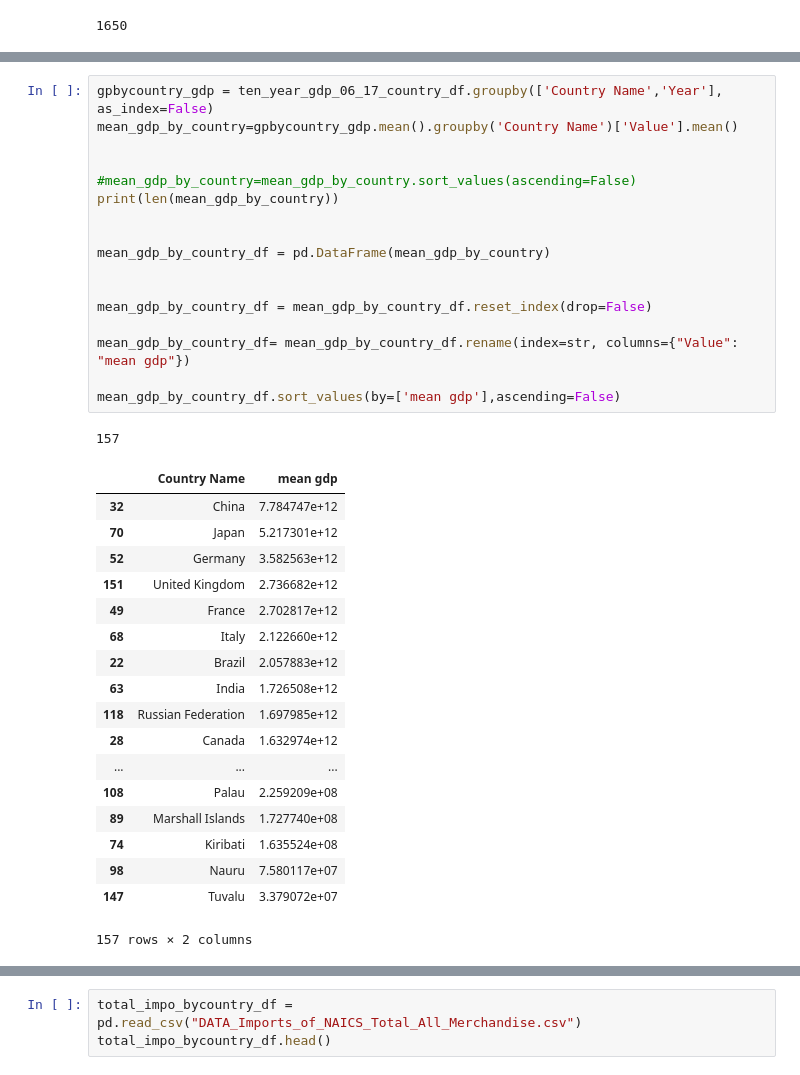
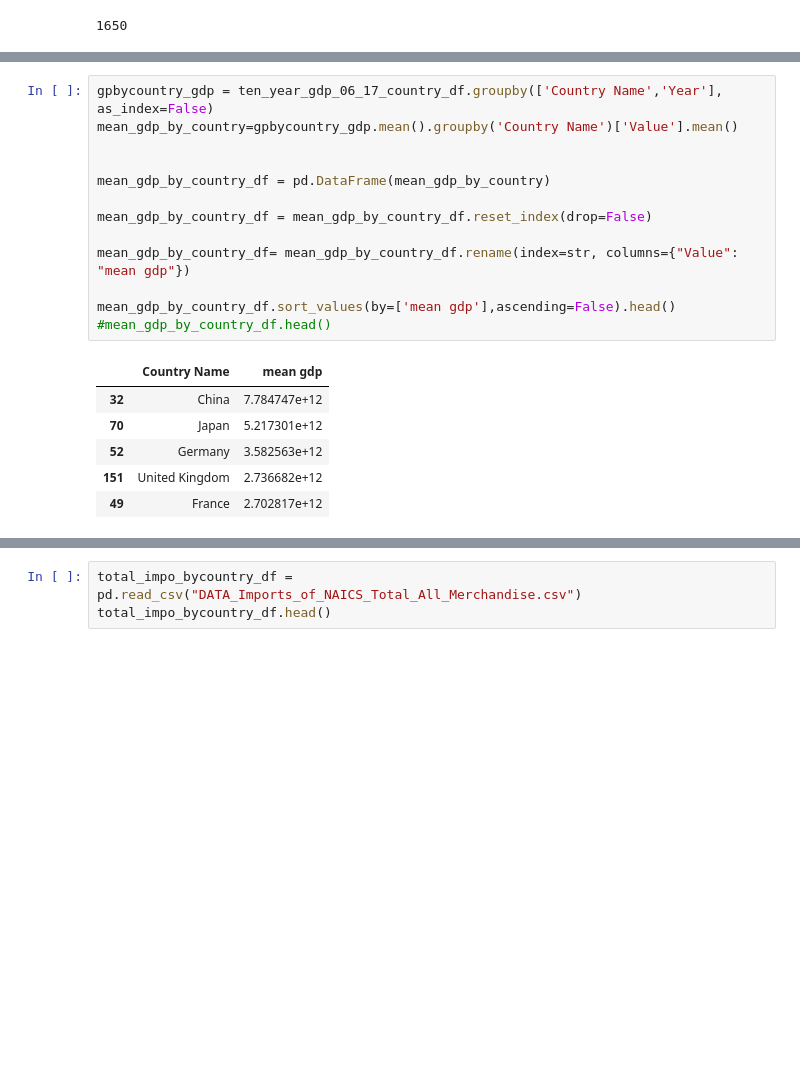
Before and after one commit to 8135tao/US-import-export, a Jupyter notebook: tao_expo_heat_scatter_test.ipynb, the cells around one changed output, grey strips where cells are left out. Saved outputs shown, nothing was run; the diff lists cells and outputs as text; blank space fills up the shorter version.

```diff
--- a/tao_expo_heat_scatter_test.ipynb
+++ b/tao_expo_heat_scatter_test.ipynb
@@ -246,40 +219,23 @@ ten_year_gdp_06_17_country_df[1500:1501]
 # %%
 gpbycountry_gdp = ten_year_gdp_06_17_country_df.groupby(['Country Name','Year'], as_index=False)
 mean_gdp_by_country=gpbycountry_gdp.mean().groupby('Country Name')['Value'].mean()
 
 
-#mean_gdp_by_country=mean_gdp_by_country.sort_values(ascending=False)
-print(len(mean_gdp_by_country))
-
-
 mean_gdp_by_country_df = pd.DataFrame(mean_gdp_by_country)
-
 
 mean_gdp_by_country_df = mean_gdp_by_country_df.reset_index(drop=False)
 
 mean_gdp_by_country_df= mean_gdp_by_country_df.rename(index=str, columns={"Value": "mean gdp"})
 
-mean_gdp_by_country_df.sort_values(by=['mean gdp'],ascending=False)
+mean_gdp_by_country_df.sort_values(by=['mean gdp'],ascending=False).head()
+#mean_gdp_by_country_df.head()
 # %% [output]
-157
 |  | Country Name | mean gdp |
 | 32 | China | 7.784747e+12 |
 | 70 | Japan | 5.217301e+12 |
 | 52 | Germany | 3.582563e+12 |
 | 151 | United Kingdom | 2.736682e+12 |
 | 49 | France | 2.702817e+12 |
-| 68 | Italy | 2.122660e+12 |
-| 22 | Brazil | 2.057883e+12 |
-| 63 | India | 1.726508e+12 |
-| 118 | Russian Federation | 1.697985e+12 |
-| 28 | Canada | 1.632974e+12 |
-| ... | ... | ... |
-| 108 | Palau | 2.259209e+08 |
-| 89 | Marshall Islands | 1.727740e+08 |
-| 74 | Kiribati | 1.635524e+08 |
-| 98 | Nauru | 7.580117e+07 |
-| 147 | Tuvalu | 3.379072e+07 |
-157 rows × 2 columns
 # %%
 ten_year_country_expo_df = total_expo_bycountry_df [total_expo_bycountry_df['Partner'].isin(ten_year_data_country)].loc[:,'Partner':'2016']
 ten_year_country_expo_df = ten_year_country_expo_df.reset_index(drop=True)
```
Also changed, not shown: parts of 18 cells of this notebook, 6 other files.
